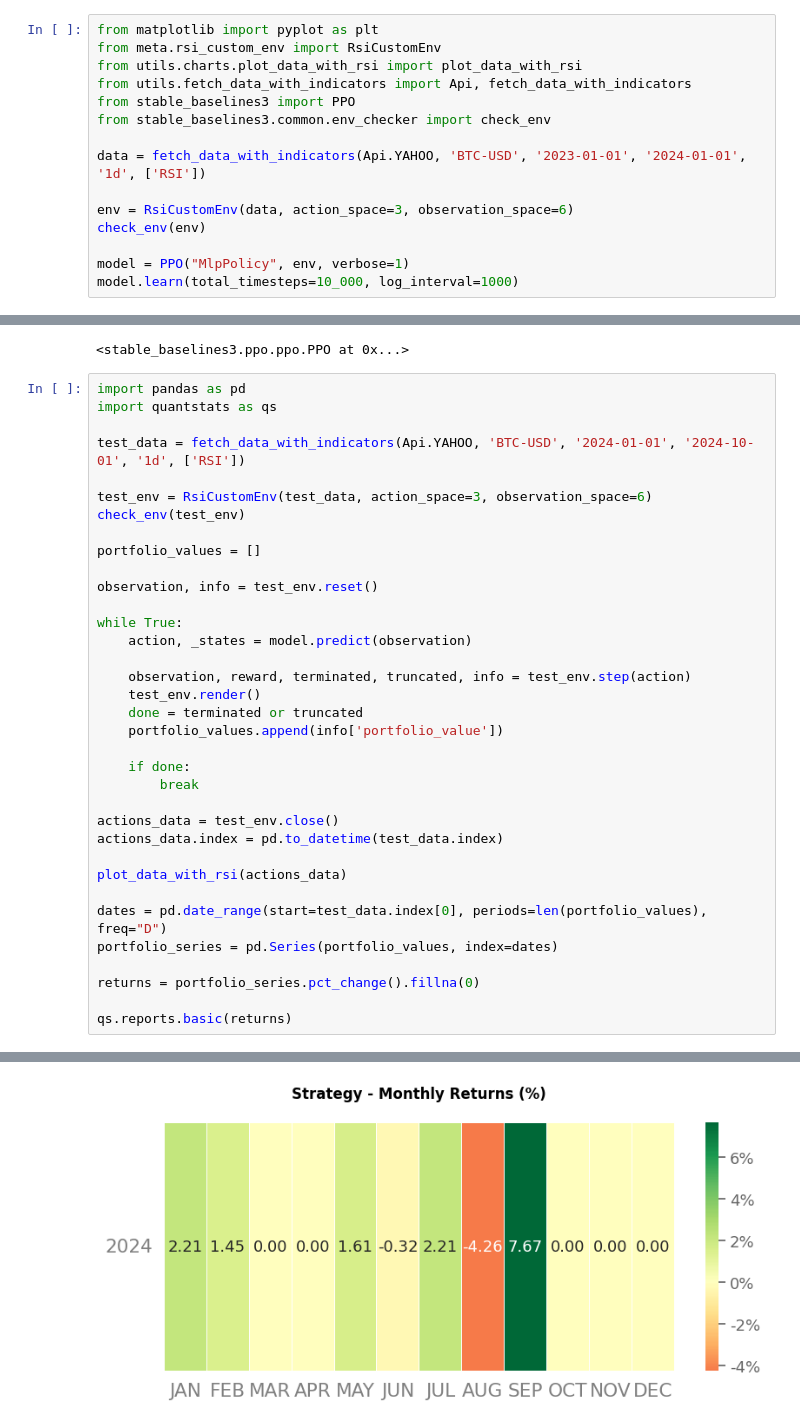
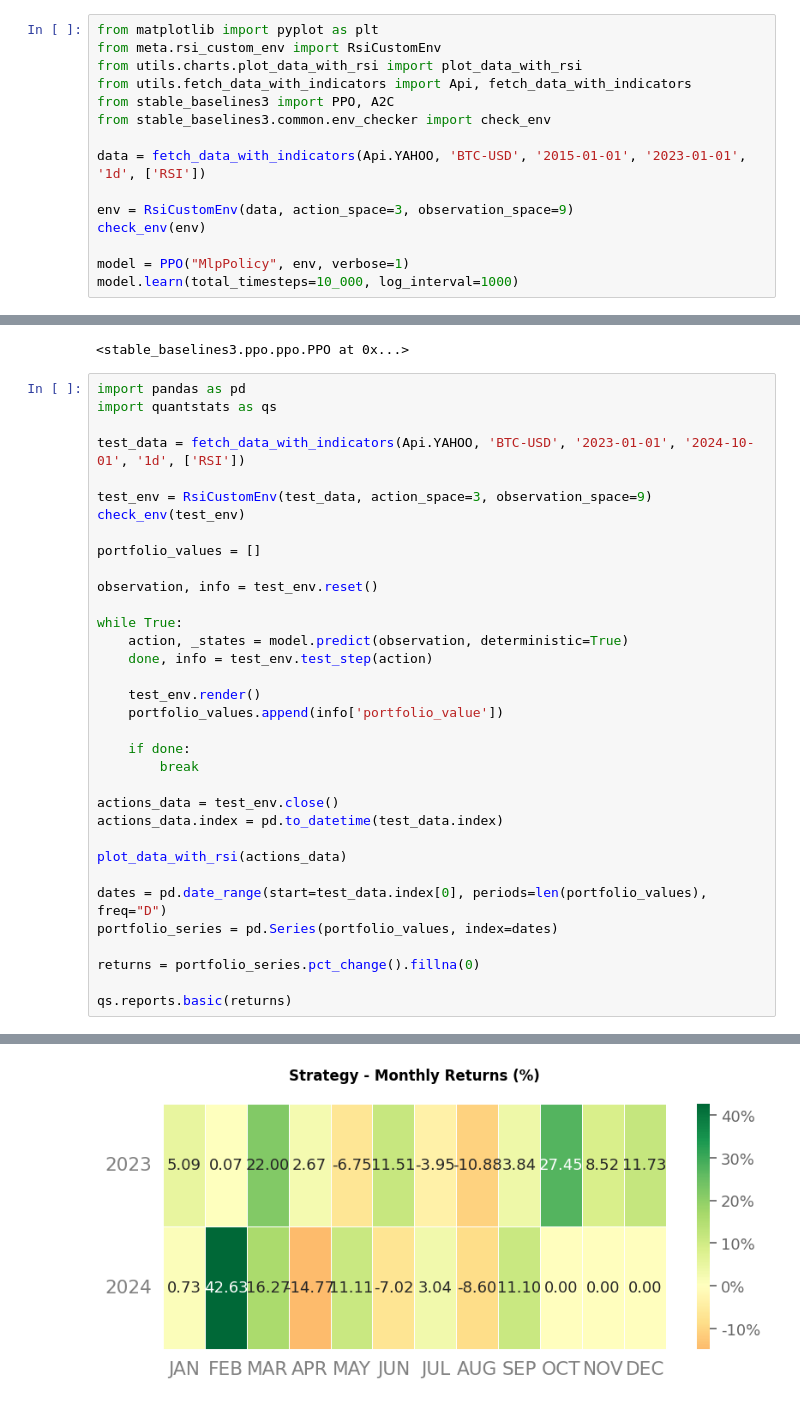
Before and after one commit to neotheprogramist/ai-playground, a Jupyter notebook: PPO_rsi_custom_env.ipynb, the cells around one changed output, grey strips where cells are left out. Saved outputs shown, nothing was run; the diff lists cells and outputs as text.

Commit message:
feat: Test rsi env

```diff
--- a/PPO_rsi_custom_env.ipynb
+++ b/PPO_rsi_custom_env.ipynb
@@ -3,12 +3,12 @@ from matplotlib import pyplot as plt
 from meta.rsi_custom_env import RsiCustomEnv
 from utils.charts.plot_data_with_rsi import plot_data_with_rsi
 from utils.fetch_data_with_indicators import Api, fetch_data_with_indicators
-from stable_baselines3 import PPO
+from stable_baselines3 import PPO, A2C
 from stable_baselines3.common.env_checker import check_env
 
-data = fetch_data_with_indicators(Api.YAHOO, 'BTC-USD', '2023-01-01', '2024-01-01', '1d', ['RSI'])
+data = fetch_data_with_indicators(Api.YAHOO, 'BTC-USD', '2015-01-01', '2023-01-01', '1d', ['RSI'])
 
-env = RsiCustomEnv(data, action_space=3, observation_space=6)
+env = RsiCustomEnv(data, action_space=3, observation_space=9)
 check_env(env)
 
 model = PPO("MlpPolicy", env, verbose=1)
@@ -23,9 +23,9 @@ Wrapping the env in a DummyVecEnv.
 import pandas as pd
 import quantstats as qs
 
-test_data = fetch_data_with_indicators(Api.YAHOO, 'BTC-USD', '2024-01-01', '2024-10-01', '1d', ['RSI'])
+test_data = fetch_data_with_indicators(Api.YAHOO, 'BTC-USD', '2023-01-01', '2024-10-01', '1d', ['RSI'])
 
-test_env = RsiCustomEnv(test_data, action_space=3, observation_space=6)
+test_env = RsiCustomEnv(test_data, action_space=3, observation_space=9)
 check_env(test_env)
 
 portfolio_values = []
@@ -33,11 +33,10 @@ portfolio_values = []
 observation, info = test_env.reset()
 
 while True:
-    action, _states = model.predict(observation)
+    action, _states = model.predict(observation, deterministic=True)
+    done, info = test_env.test_step(action)
 
-    observation, reward, terminated, truncated, info = test_env.step(action)
     test_env.render()
-    done = terminated or truncated
     portfolio_values.append(info['portfolio_value'])
 
     if done:
@@ -113,9 +112,9 @@ findfont: Font family 'Arial' not found.
 findfont: Font family 'Arial' not found.
 findfont: Font family 'Arial' not found.
 findfont: Font family 'Arial' not found.
 findfont: Font family 'Arial' not found.
 findfont: Font family 'Arial' not found.
 findfont: Font family 'Arial' not found.
 findfont: Font family 'Arial' not found.
 findfont: Font family 'Arial' not found.
-[figure, old version]
+[figure, new version]
```
Also changed, not shown: parts of 2 cells of this notebook, 4 other files.
